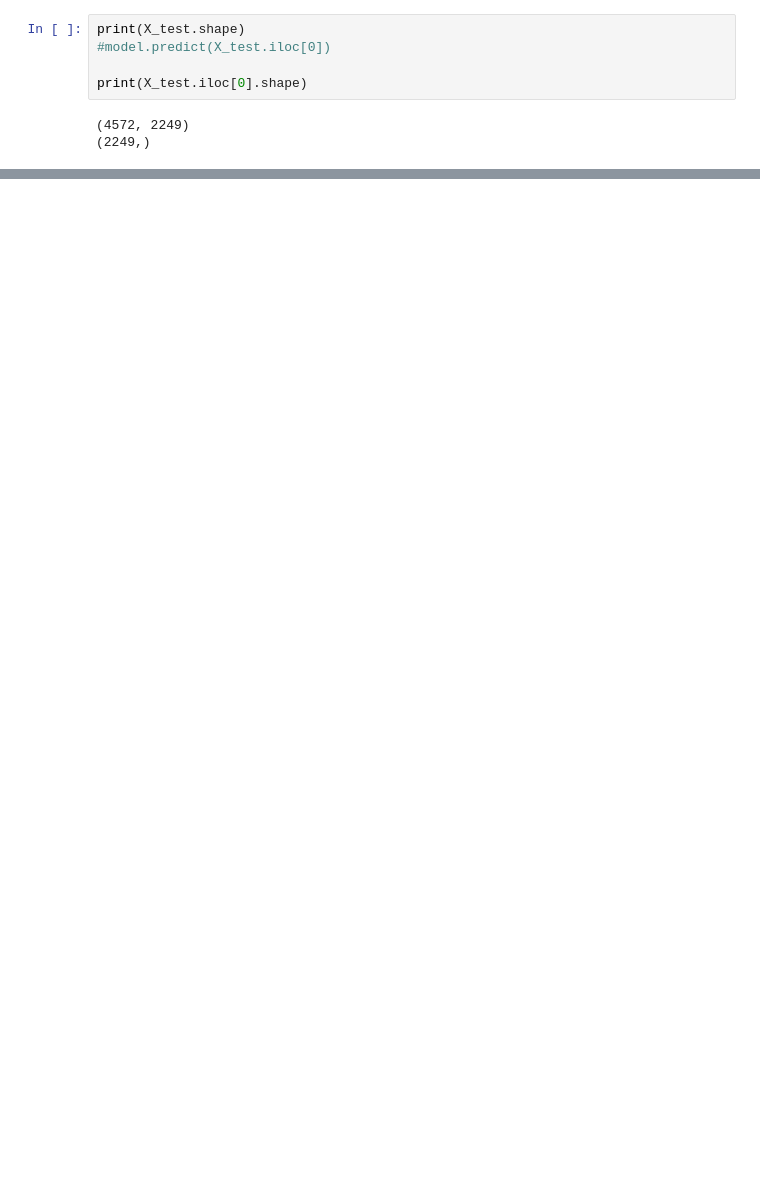
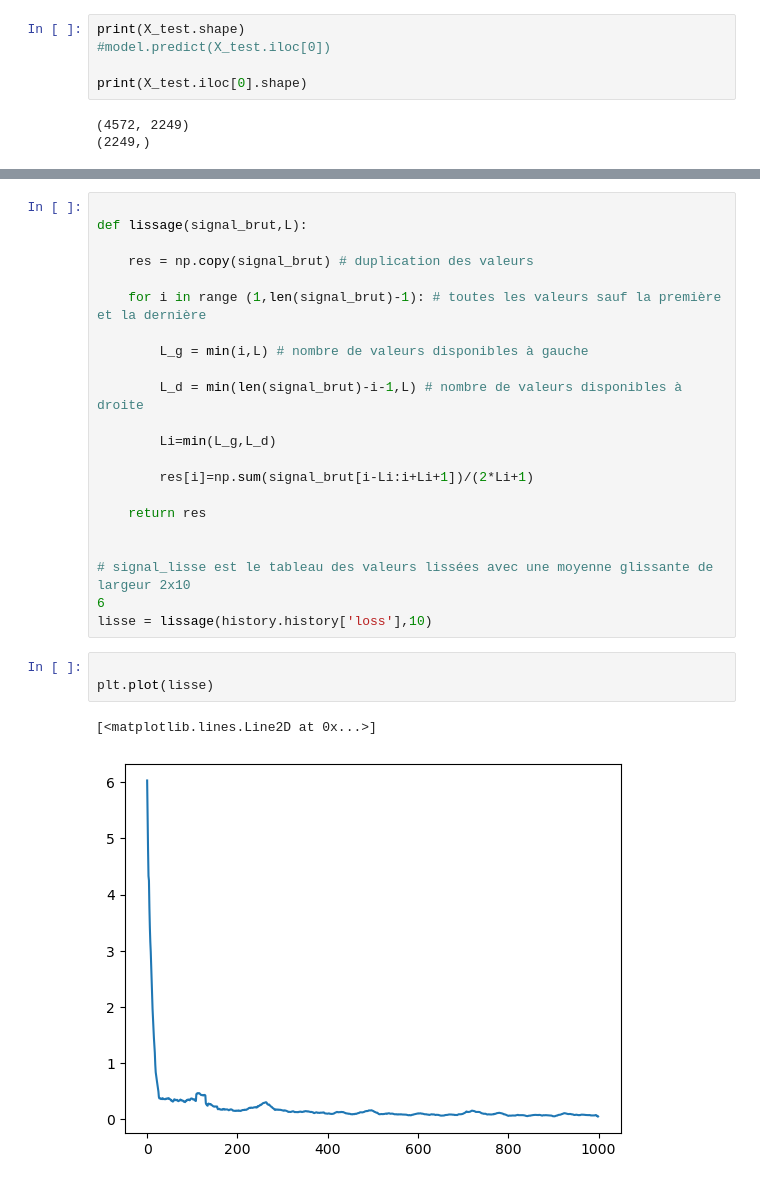
Before and after one commit to Rewich-1/projet_MLOPS_predict_anime, a Jupyter notebook: recherche/model_jb.ipynb, the cells around one changed output, grey strips where cells are left out. Drawn from its saved outputs; the diff is of its cells as text; blank space fills up the shorter version.

```diff
--- a/recherche/model_jb.ipynb
+++ b/recherche/model_jb.ipynb
@@ -583,0 +623,28 @@ print(model.predict(test))
+# %%
+
+def lissage(signal_brut,L):
+
+    res = np.copy(signal_brut) # duplication des valeurs
+
+    for i in range (1,len(signal_brut)-1): # toutes les valeurs sauf la première et la dernière
+
+        L_g = min(i,L) # nombre de valeurs disponibles à gauche
+
+        L_d = min(len(signal_brut)-i-1,L) # nombre de valeurs disponibles à droite
+
+        Li=min(L_g,L_d)
+
+        res[i]=np.sum(signal_brut[i-Li:i+Li+1])/(2*Li+1)
+
+    return res
+
+
+# signal_lisse est le tableau des valeurs lissées avec une moyenne glissante de largeur 2x10
+6
+lisse = lissage(history.history['loss'],10)
+# %%
+
+plt.plot(lisse)
+# %% [output]
+[<matplotlib.lines.Line2D at 0x...>]
+[figure, added]
```
Also changed, not shown: parts of 12 cells of this notebook, 1 other file.
